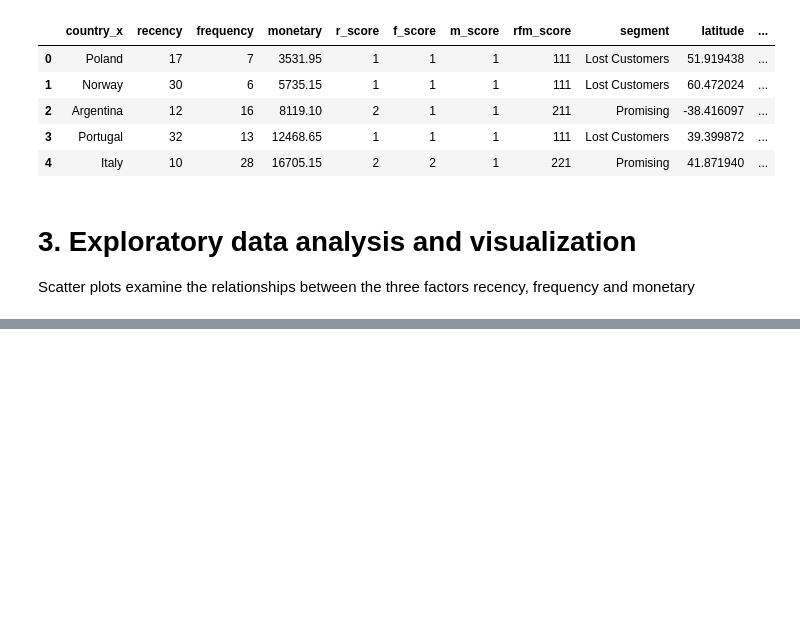
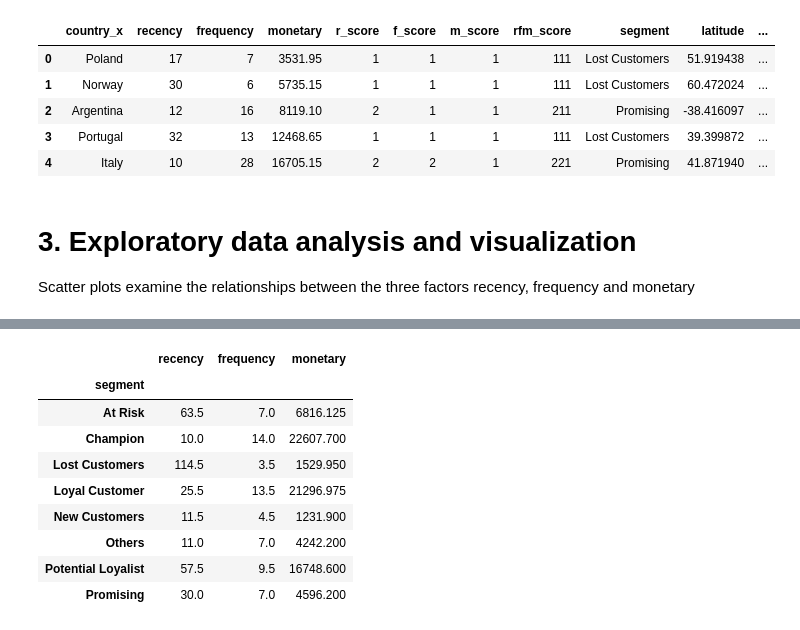
Before and after one commit to phuphan13/Customer-Segnmentation-using-FRM, a Jupyter notebook: rfm_customer_segmentation.ipynb, the cells around one changed output, grey strips where cells are left out. Cells and saved outputs as stored; diff of their text form; code cells hidden in the pictures; blank space fills up the shorter version.

```diff
--- a/rfm_customer_segmentation.ipynb
+++ b/rfm_customer_segmentation.ipynb
@@ -104,6 +107,20 @@ fig = px.scatter(df_customer,
 fig.show()
 # %% [output]
 [interactive output not drawn]
+# %%
+#calculating median for recency, frequency, and monetary for each segment
+df_customer.groupby(['segment']).agg({'recency':'median','frequency':'median','monetary':'median'})
+# %% [output]
+|  | recency | frequency | monetary |
+| segment |  |  |  |
+| At Risk | 63.5 | 7.0 | 6816.125 |
+| Champion | 10.0 | 14.0 | 22607.700 |
+| Lost Customers | 114.5 | 3.5 | 1529.950 |
+| Loyal Customer | 25.5 | 13.5 | 21296.975 |
+| New Customers | 11.5 | 4.5 | 1231.900 |
+| Others | 11.0 | 7.0 | 4242.200 |
+| Potential Loyalist | 57.5 | 9.5 | 16748.600 |
+| Promising | 30.0 | 7.0 | 4596.200 |
 # %%
 #horizontal chart of the total salses by customer segments
 fig = px.histogram(df_customer,
```
Also changed, not shown: parts of 4 cells of this notebook.
